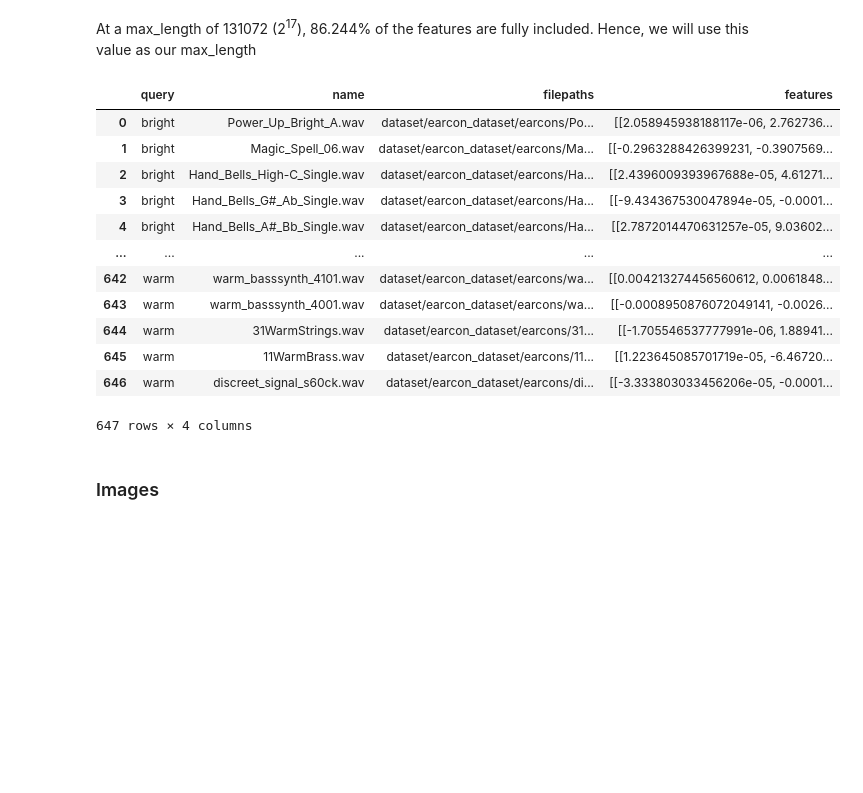
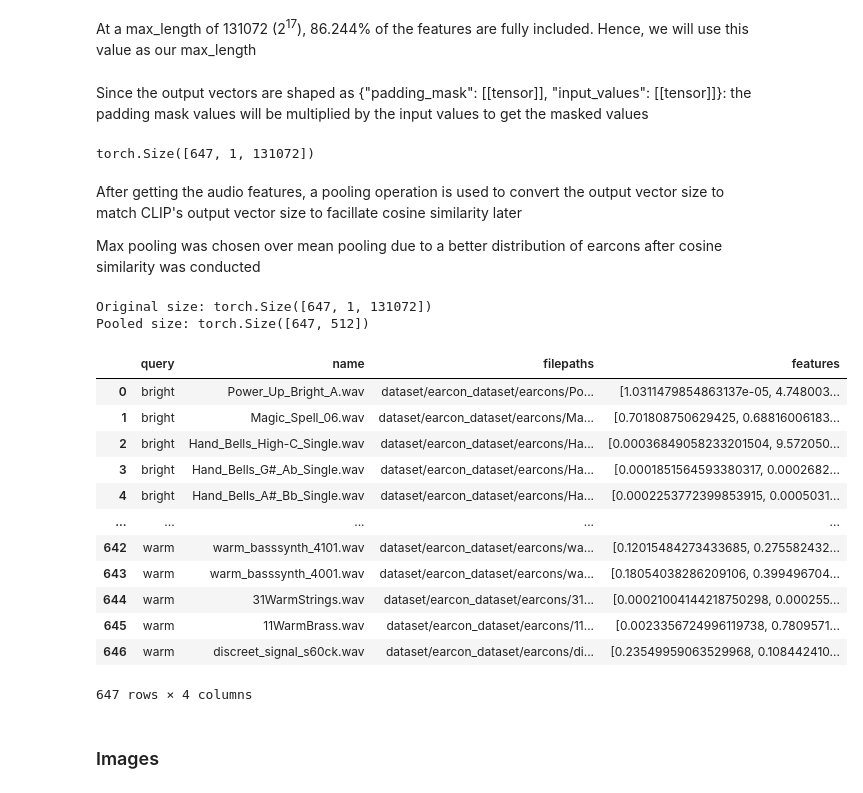
Before and after one commit to qkm2000/Music-Soundwave-Generation-with-Deep-Learning, a Jupyter notebook: main.ipynb, the cells around one changed output. Saved outputs shown, nothing was run; the diff lists cells and outputs as text; code cells hidden in the pictures; blank space fills up the shorter version.

```diff
--- a/main.ipynb
+++ b/main.ipynb
@@ -15,6 +17,7 @@ import clip
 import torch
 # %%
 device = "cuda" if torch.cuda.is_available() else "cpu"
+pd.set_option('display.max_columns', None)
 # %% [markdown]
 ## Dataset
 
@@ -114,24 +121,71 @@ At a max_length of 131072 (2<sup>17</sup>), 86.244% of the features are fully in
 # extract features with encodec
 encodec = EncodecFeatureExtractor(feature_size=1)
 
-features = encodec(audio_data, sampling_rate=24000, return_tensors="pt", max_length=512, truncation=True)
+audio_features = encodec(
+    audio_data,
+    sampling_rate=24000,
+    return_tensors="pt",
+    max_length=131072,
+    truncation=True
+)
+# %% [markdown]
+Since the output vectors are shaped as {"padding_mask": [[tensor]], "input_values": [[tensor]]}: the padding mask values will be multiplied by the input values to get the masked values
+# %%
+padding_mask = audio_features['padding_mask']
+input_values = audio_features['input_values']
+
+# Expand the padding mask to match the input_values shape
+# Add a dimension for the feature axis
+expanded_mask = padding_mask.unsqueeze(1)  # Shape: (batch_size, 1, sequence_length)
+
+# Multiply the input values by the expanded mask
+masked_input_values = input_values * expanded_mask  # Element-wise multiplication
+
+# Output the masked input values
+print(masked_input_values.shape)
+
+del audio_features
+# %% [output]
+torch.Size([647, 1, 131072])
+# %% [markdown]
+After getting the audio features, a pooling operation is used to convert the output vector size to match CLIP's output vector size to facillate cosine similarity later
+
+Max pooling was chosen over mean pooling due to a better distribution of earcons after cosine similarity was conducted
+# %%
+batch_size, _, original_size = masked_input_values.shape
+target_size = 512
+chunk_size = original_size // target_size
+
+# Reshape and compute pooling
+# pooled_tensor = masked_input_values.view(batch_size, target_size, chunk_size).mean(dim=2)  # Mean pooling
+pooled_tensor = masked_input_values.view(batch_size, target_size, chunk_size).max(dim=2).values  # Max pooling
+
+# Remove the singleton dimension (optional, if you want the final size to be [647, 512])
+pooled_tensor = pooled_tensor.squeeze(1)
+
+# Output the shape
+print("Original size:", masked_input_values.shape)
+print("Pooled size:", pooled_tensor.shape)
+# %% [output]
+Original size: torch.Size([647, 1, 131072])
+Pooled size: torch.Size([647, 512])
 # %%
 # Add the features to the dataframe
-earcons["features"] = features["input_values"].tolist()
+earcons["features"] = pooled_tensor.tolist()
 earcons
 # %% [output]
 |  | query | name | filepaths | features |
-| 0 | bright | Power_Up_Bright_A.wav | dataset/earcon_dataset/earcons/Po... | [[2.058945938188117e-06, 2.762736... |
-| 1 | bright | Magic_Spell_06.wav | dataset/earcon_dataset/earcons/Ma... | [[-0.2963288426399231, -0.3907569... |
-| 2 | bright | Hand_Bells_High-C_Single.wav | dataset/earcon_dataset/earcons/Ha... | [[2.4396009393967688e-05, 4.61271... |
-| 3 | bright | Hand_Bells_G#_Ab_Single.wav | dataset/earcon_dataset/earcons/Ha... | [[-9.434367530047894e-05, -0.0001... |
-| 4 | bright | Hand_Bells_A#_Bb_Single.wav | dataset/earcon_dataset/earcons/Ha... | [[2.7872014470631257e-05, 9.03602... |
+| 0 | bright | Power_Up_Bright_A.wav | dataset/earcon_dataset/earcons/Po... | [1.0311479854863137e-05, 4.748003... |
+| 1 | bright | Magic_Spell_06.wav | dataset/earcon_dataset/earcons/Ma... | [0.701808750629425, 0.68816006183... |
+| 2 | bright | Hand_Bells_High-C_Single.wav | dataset/earcon_dataset/earcons/Ha... | [0.00036849058233201504, 9.572050... |
+| 3 | bright | Hand_Bells_G#_Ab_Single.wav | dataset/earcon_dataset/earcons/Ha... | [0.0001851564593380317, 0.0002682... |
+| 4 | bright | Hand_Bells_A#_Bb_Single.wav | dataset/earcon_dataset/earcons/Ha... | [0.0002253772399853915, 0.0005031... |
 | ... | ... | ... | ... | ... |
-| 642 | warm | warm_basssynth_4101.wav | dataset/earcon_dataset/earcons/wa... | [[0.004213274456560612, 0.0061848... |
-| 643 | warm | warm_basssynth_4001.wav | dataset/earcon_dataset/earcons/wa... | [[-0.0008950876072049141, -0.0026... |
-| 644 | warm | 31WarmStrings.wav | dataset/earcon_dataset/earcons/31... | [[-1.705546537777991e-06, 1.88941... |
-| 645 | warm | 11WarmBrass.wav | dataset/earcon_dataset/earcons/11... | [[1.223645085701719e-05, -6.46720... |
-| 646 | warm | discreet_signal_s60ck.wav | dataset/earcon_dataset/earcons/di... | [[-3.333803033456206e-05, -0.0001... |
+| 642 | warm | warm_basssynth_4101.wav | dataset/earcon_dataset/earcons/wa... | [0.12015484273433685, 0.275582432... |
+| 643 | warm | warm_basssynth_4001.wav | dataset/earcon_dataset/earcons/wa... | [0.18054038286209106, 0.399496704... |
+| 644 | warm | 31WarmStrings.wav | dataset/earcon_dataset/earcons/31... | [0.00021004144218750298, 0.000255... |
+| 645 | warm | 11WarmBrass.wav | dataset/earcon_dataset/earcons/11... | [0.0023356724996119738, 0.7809571... |
+| 646 | warm | discreet_signal_s60ck.wav | dataset/earcon_dataset/earcons/di... | [0.23549959063529968, 0.108442410... |
 647 rows × 4 columns
 # %% [markdown]
 ### Images
```
Also changed, not shown: parts of 29 cells of this notebook, 2 other files.
